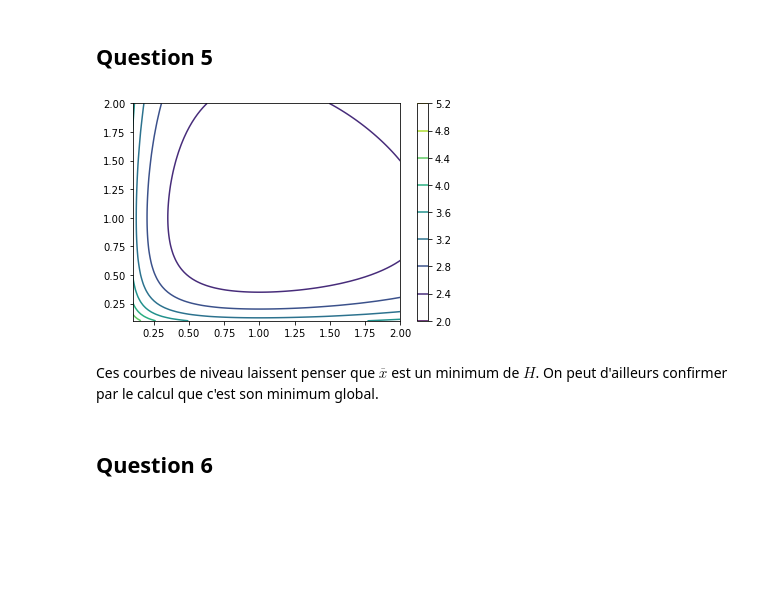
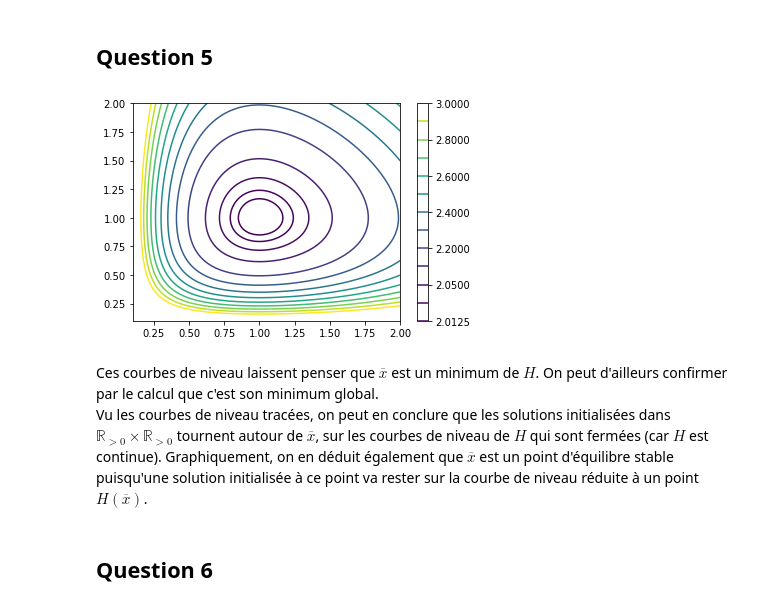
Before and after one commit to MaximeSTUDTER/equadiff, a Jupyter notebook: projet-equadiff.ipynb, the cells around one changed output. Drawn from its saved outputs; the diff is of its cells as text; code cells hidden in the pictures; blank space fills up the shorter version.

```diff
--- a/projet-equadiff.ipynb
+++ b/projet-equadiff.ipynb
@@ -83,19 +83,20 @@ Si les solutions maximales initialisées dans $(\mathbb{R}_{>0})^2$ n'étaient p
 # %%
 def H(x, y):
     return x - log(x) + y - log(y)
 
 vectorized_H = np.vectorize(H)
 
 x, y = np.meshgrid(np.linspace(0.1,2,100), np.linspace(0.1,2,100))
 z = vectorized_H(x, y)
 
-plt.contour(x, y, z)
+plt.contour(x, y, z, [2.0125, 2.025, 2.05, 2.1, 2.2, 2.3, 2.4, 2.5, 2.6, 2.7, 2.8, 2.9, 3.])
 plt.colorbar()
 plt.show();
 # %% [output]
-[figure, old version]
+[figure, new version]
-# %% [markdown]
-Ces courbes de niveau laissent penser que $\overline{x}$ est un minimum de $H$. On peut d'ailleurs confirmer par le calcul que c'est son minimum global.
+# %% [markdown]
+Ces courbes de niveau laissent penser que $\overline{x}$ est un minimum de $H$. On peut d'ailleurs confirmer par le calcul que c'est son minimum global.
+Vu les courbes de niveau tracées, on peut en conclure que les solutions initialisées dans $\mathbb{R}_{>0} \times \mathbb{R}_{>0}$ tournent autour de $\overline{x}$, sur les courbes de niveau de $H$ qui sont fermées (car $H$ est continue). Graphiquement, on en déduit également que $\overline{x}$ est un point d'équilibre stable puisqu'une solution initialisée à ce point va rester sur la courbe de niveau réduite à un point $H(\overline{x})$.
 # %% [markdown]
 ## Question 6
 # %%
```
